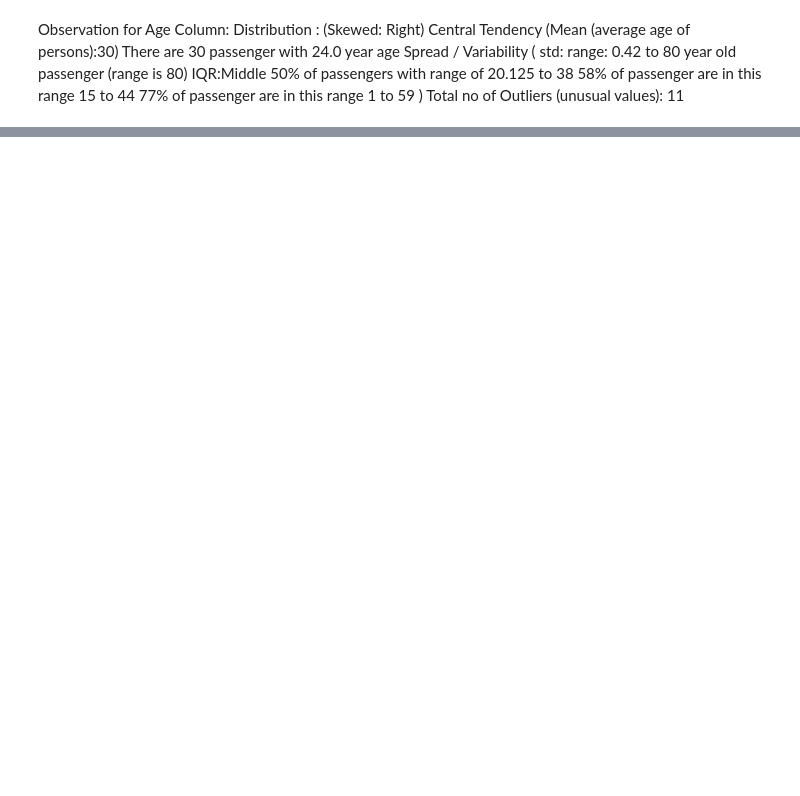
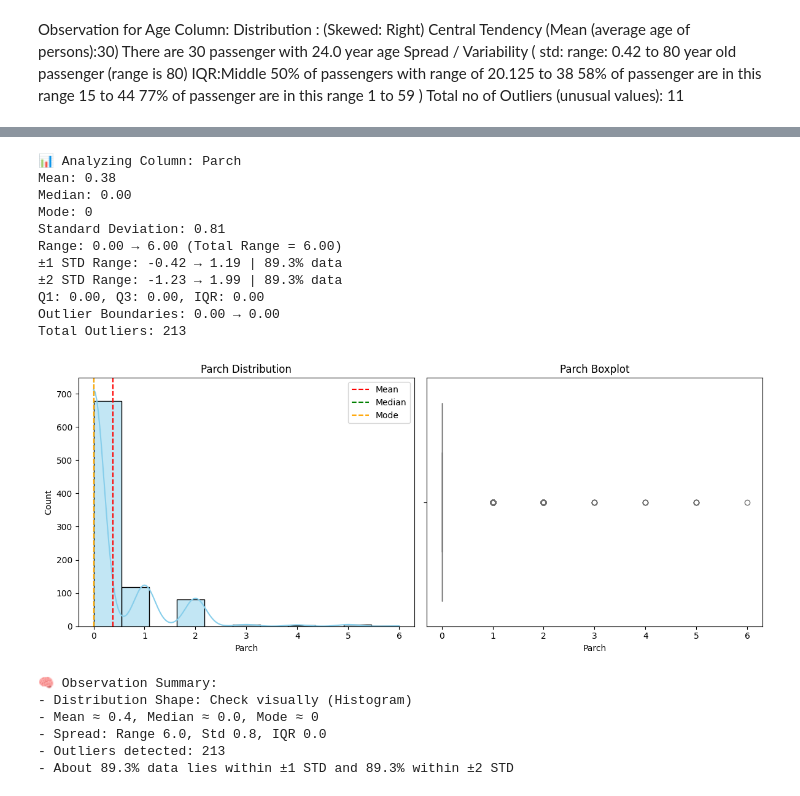
Before and after one commit to Faisal-Zamir/EDA-Reports, a Jupyter notebook: Titanic/EDA_Titanic.ipynb, the cells around one changed output, grey strips where cells are left out. Drawn from its saved outputs; the diff is of its cells as text; code cells hidden in the pictures; blank space fills up the shorter version.

```diff
--- a/Titanic/EDA_Titanic.ipynb
+++ b/Titanic/EDA_Titanic.ipynb
@@ -266,0 +284,21 @@ Total no of Outliers (unusual values): 11
+# %%
+analyze_numeric_column(df, 'Parch')
+# %% [output]
+📊 Analyzing Column: Parch
+Mean: 0.38
+Median: 0.00
+Mode: 0
+Standard Deviation: 0.81
+Range: 0.00 → 6.00 (Total Range = 6.00)
+±1 STD Range: -0.42 → 1.19 | 89.3% data
+±2 STD Range: -1.23 → 1.99 | 89.3% data
+Q1: 0.00, Q3: 0.00, IQR: 0.00
+Outlier Boundaries: 0.00 → 0.00
+Total Outliers: 213
+[figure, added]
+🧠 Observation Summary:
+- Distribution Shape: Check visually (Histogram)
+- Mean ≈ 0.4, Median ≈ 0.0, Mode ≈ 0
+- Spread: Range 6.0, Std 0.8, IQR 0.0
+- Outliers detected: 213
+- About 89.3% data lies within ±1 STD and 89.3% within ±2 STD
```
Also changed, not shown: parts of 23 cells of this notebook.
